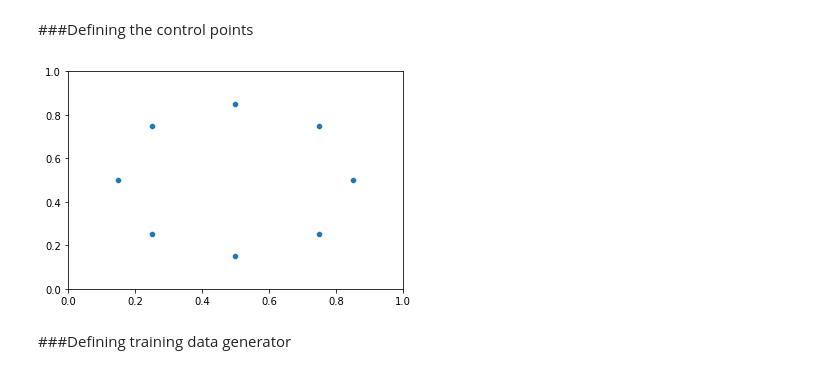
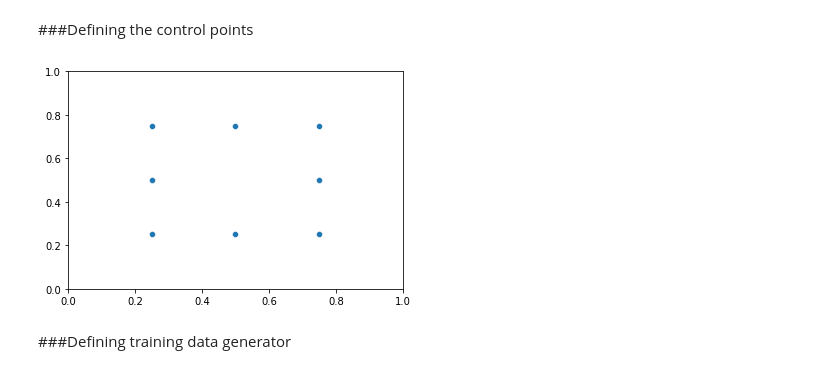
Before and after one commit to Egoago/Onlab, a Jupyter notebook: Önlab.ipynb, the cells around one changed output. Drawn from its saved outputs; the diff is of its cells as text; code cells hidden in the pictures.

```diff
--- a/Önlab.ipynb
+++ b/Önlab.ipynb
@@ -29,18 +33,18 @@ from pylab import cm,imshow,contour,clabel,colorbar
 # %%
 np.random.seed(1)
 points = np.array([
                    [0.25,0.25],
-                   [0.5,0.15],
+                   [0.5,0.25],
                    [0.75,0.25],
-                   [0.85,0.5],
+                   [0.75,0.5],
                    [0.75,0.75],
-                   [0.5,0.85],
+                   [0.5,0.75],
                    [0.25,0.75],
-                   [0.15,0.5]
+                   [0.25,0.5]
                    ])
 sns.scatterplot(x=points[:,0], y=points[:,1]).set(xlim=(0,1),ylim=(0,1));
 # %% [output]
-[figure, old version]
+[figure, new version]
 # %% [markdown]
 ###Defining training data generator
 # %%
```
Also changed, not shown: parts of 6 cells of this notebook.
